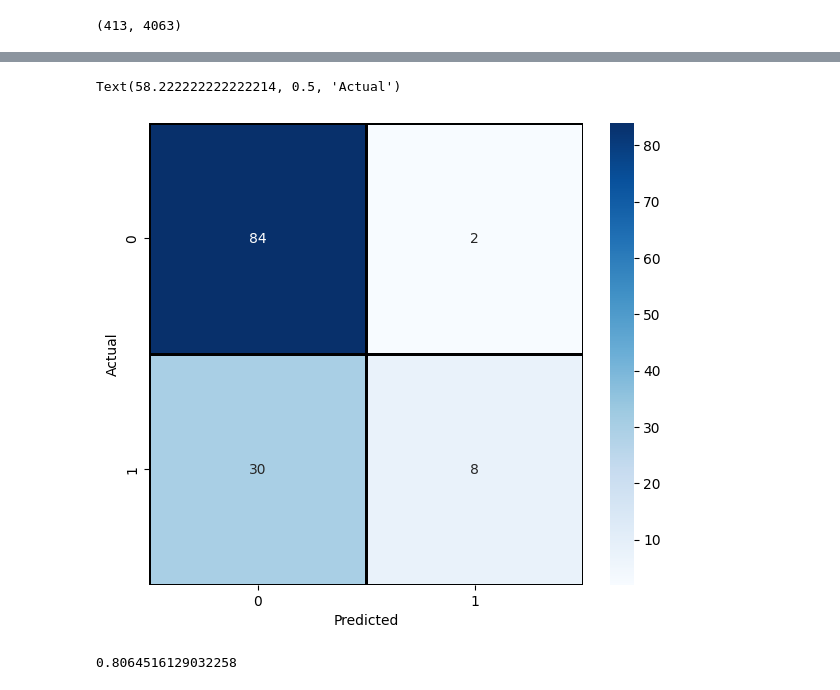
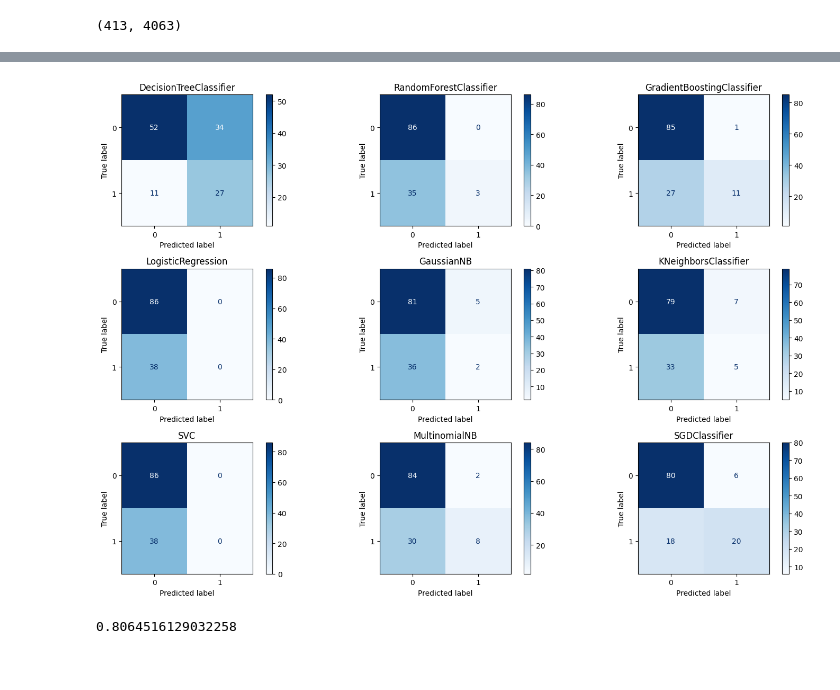
Before and after one commit to Fondaaaa/Templates, a Jupyter notebook: Text_Pipe.ipynb, the cells around one changed output, grey strips where cells are left out. Drawn from its saved outputs; the diff is of its cells as text; code cells hidden in the pictures.

```diff
--- a/Text_Pipe.ipynb
+++ b/Text_Pipe.ipynb
@@ -175,6 +174,32 @@ X_train, X_test, y_train, y_test = train_test_split(X_tfidf, y,
                                                     random_state=667,
                                                     stratify=y
                                                     )
+# %%
+from sklearn.tree import DecisionTreeClassifier
+from sklearn.ensemble import RandomForestClassifier
+from sklearn.ensemble import GradientBoostingClassifier
+from sklearn.linear_model import LogisticRegression
+from sklearn.naive_bayes import GaussianNB
+from sklearn.neighbors import KNeighborsClassifier
+from sklearn.svm import SVC
+from sklearn.naive_bayes import MultinomialNB
+from sklearn.linear_model import SGDClassifier
+
+classifiers = [DecisionTreeClassifier(max_depth=4),
+               RandomForestClassifier(n_estimators=200,random_state=667),
+               GradientBoostingClassifier(n_estimators=50),
+               LogisticRegression(max_iter=1000),
+               GaussianNB(),
+               KNeighborsClassifier(n_neighbors=2),
+               SVC(probability=True,kernel='rbf'),
+               MultinomialNB(alpha=0.1),
+               SGDClassifier(loss='hinge', penalty='l2',alpha=1e-3,random_state=667,
+                             max_iter=5, tol=None)
+
+               ]
+
+for cls in classifiers:
+    cls.fit(X_train, y_train)
 # %%
 ##STEP 7: Modellazione
 from sklearn.metrics import accuracy_score
@@ -217,23 +235,21 @@ weighted avg       0.76      0.74      0.68       124
-# %%
-import seaborn as sns
-import matplotlib.pyplot as plt
-from sklearn.metrics import confusion_matrix
-
-cm = confusion_matrix(y_test, y_pred)
-plt.figure(figsize = (7,6))
-sns.heatmap(cm,cmap= "Blues",
-            linecolor = 'black',
-            linewidth = 1,
-            annot = True,
-            fmt='',
-            xticklabels = classifier.classes_,
-            yticklabels = classifier.classes_)
-
-plt.xlabel("Predicted")
-plt.ylabel("Actual")
-# %% [output]
-Text(58.222222222222214, 0.5, 'Actual')
-[figure, removed]
+# %%
+import matplotlib.pyplot as plt
+from sklearn.metrics import ConfusionMatrixDisplay
+
+fig, axes = plt.subplots(nrows=3, ncols=3, figsize=(15,10))
+
+for cls, ax in zip(classifiers, axes.flatten()):
+    ConfusionMatrixDisplay.from_estimator(cls,
+                                            X_test,
+                                            y_test,
+                                            ax=ax,
+                                            cmap='Blues'
+
+                                            )
+    ax.title.set_text(type(cls).__name__)
+plt.tight_layout()
+# %% [output]
+[figure, added]
 # %%
 # accuracy score on the test data
 from sklearn.linear_model import SGDClassifier
```
Also changed, not shown: parts of 9 cells of this notebook, 1 other file.
